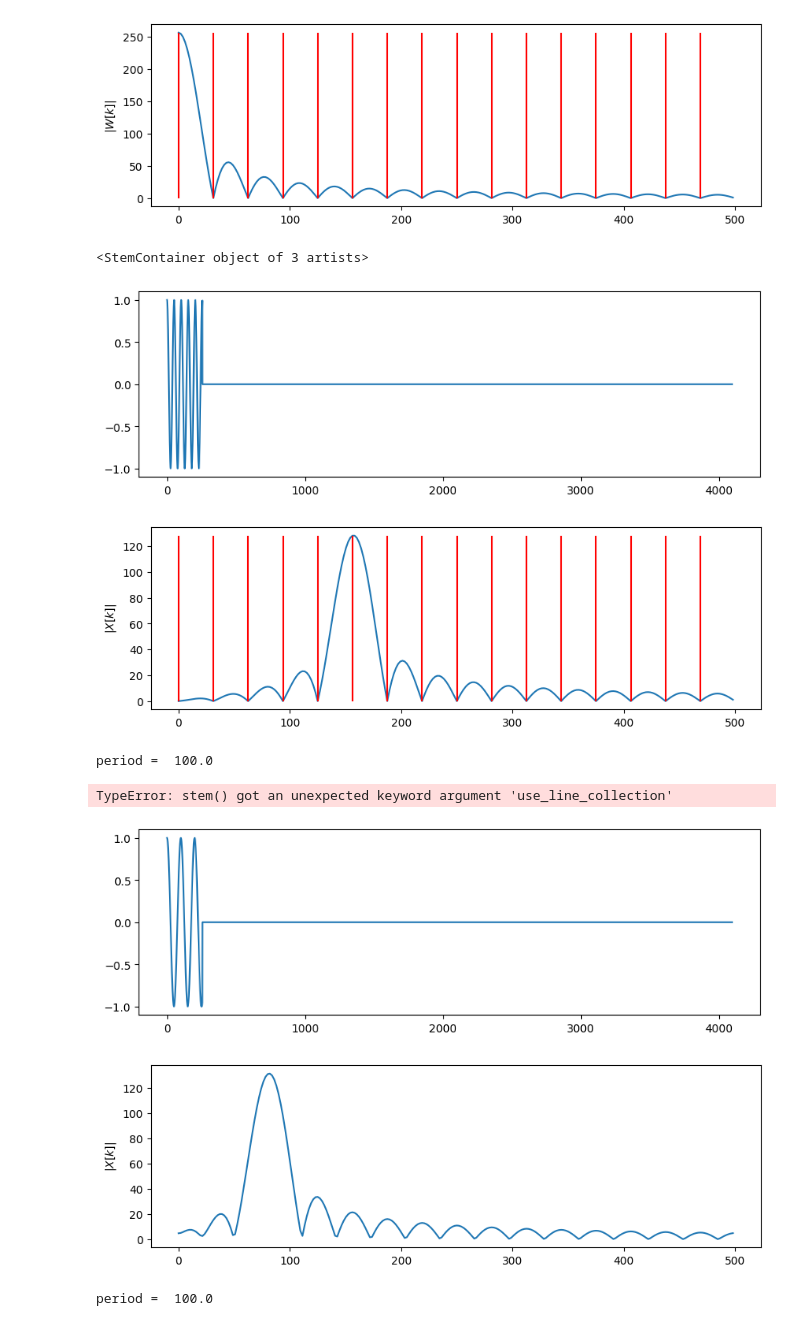
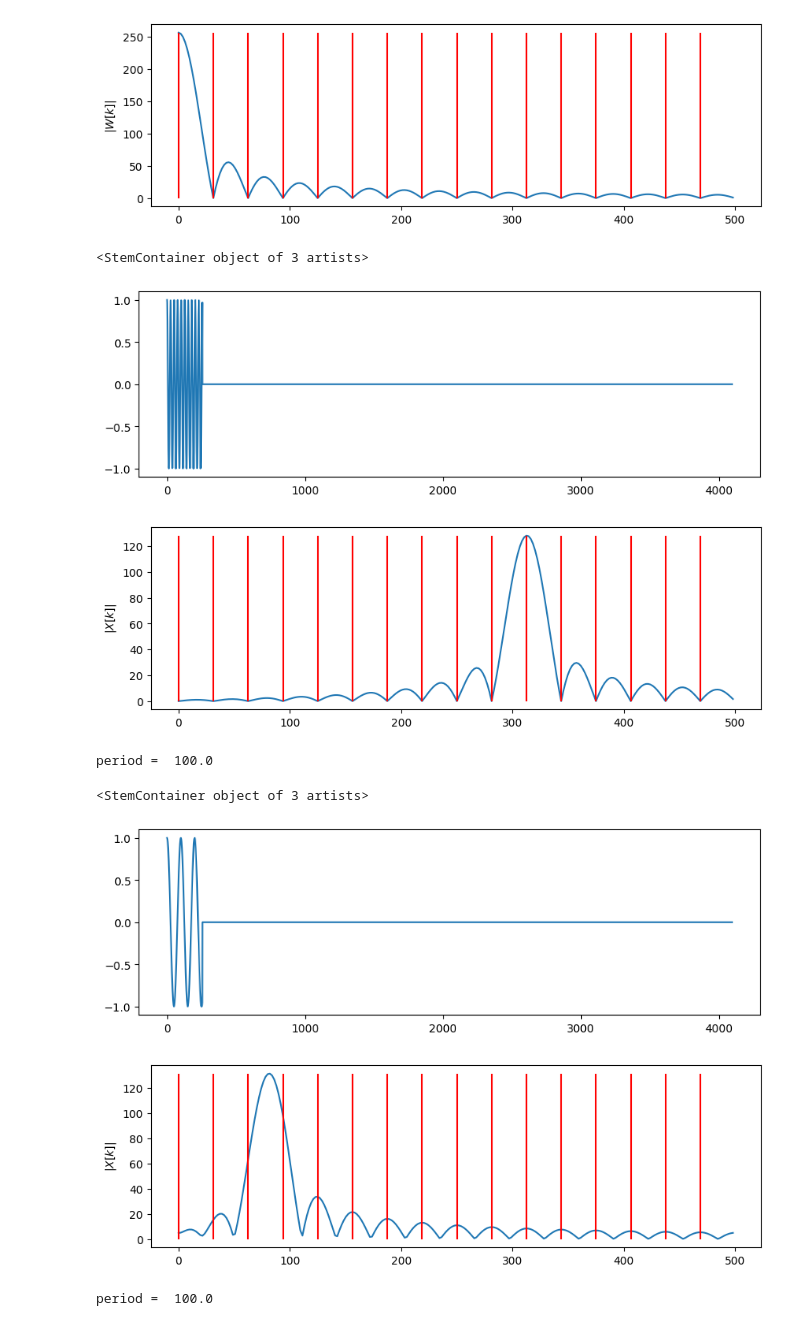
Before and after one commit to Katzoun/ISS-course, a Jupyter notebook: 03_spectral_analysis_2/03_spectral_2.ipynb, the cells around one changed output. Drawn from its saved outputs; the diff is of its cells as text; code cells hidden in the pictures.

```diff
--- a/03_spectral_analysis_2/03_spectral_2.ipynb
+++ b/03_spectral_analysis_2/03_spectral_2.ipynb
@@ -231,7 +245,7 @@ plt.stem(foriginal,np.ones(np.size(foriginal))*np.max(np.abs(Wpad[klimited])),ba
 [figure]
 # %%
 # >>>>>>>>>>>>>>>>> #dft_of_cos_multiperiod_detail <<<<<<<<<<<<<<<<<<<<<<<<<
-g = 5             # <--- set no of periods here.
+g = 10             # <--- set no of periods here.
 x = np.cos(2 * np.pi * g / N * n )
 xpad = np.pad(x, (0, Nfft - N), 'constant', constant_values=0)
 plt.figure(figsize=(10,3))
@@ -246,29 +260,29 @@ plt.gca().set_ylabel('$|X[k]|$')
 plt.stem(foriginal,np.ones(np.size(foriginal))*np.max(np.abs(Xpad[klimited])),basefmt=" ",linefmt="r-",markerfmt=" ")
 # %% [output]
 <StemContainer object of 3 artists>
-[figure, old version]
+[figure, new version]
-[figure, old version]
+[figure, new version]
 # %%
 # >>>>>>>>>>>>>>>>> #dft_of_generalcos_detail <<<<<<<<<<<<<<<<<<<<<<<<<
 normfreq = 0.01
 print("period = ", 1 / normfreq)
 x = np.cos(2 * np.pi * normfreq * n) # zero phase for simplicity
 xpad = np.pad(x, (0, Nfft - N), 'constant', constant_values=0)
 plt.figure(figsize=(10,3))
 plt.plot(xpad)
 Xpad = np.fft.fft(xpad)
 klimited = np.arange(0,int(Flimit/Fs*Nfft))    # wants 0...500 Hz, this is 256 / 16 * 16 = again 256
 flimited = klimited / Nfft * Fs
 foriginal = f[f < Flimit]
 plt.figure(figsize=(10,3))
 plt.plot(flimited,np.abs(Xpad[klimited]))
 plt.gca().set_ylabel('$|X[k]|$')
-plt.stem(foriginal,np.ones(np.size(foriginal))*np.max(np.abs(Xpad[klimited])),basefmt=" ",use_line_collection="false",linefmt="r-",markerfmt=" ")
+plt.stem(foriginal,np.ones(np.size(foriginal))*np.max(np.abs(Xpad[klimited])),basefmt=" ",linefmt="r-",markerfmt=" ")
 # %% [output]
 period =  100.0
-TypeError: stem() got an unexpected keyword argument 'use_line_collection'
+<StemContainer object of 3 artists>
 [figure]
-[figure, old version]
+[figure, new version]
 # %%
 # >>>>>>>>>>>>>>>>> #dft_of_generalcos_Hamming <<<<<<<<<<<<<<<<<<<<<<<<<
 normfreq = 0.01
```
Also changed, not shown: parts of 5 cells of this notebook, 1 other file.
